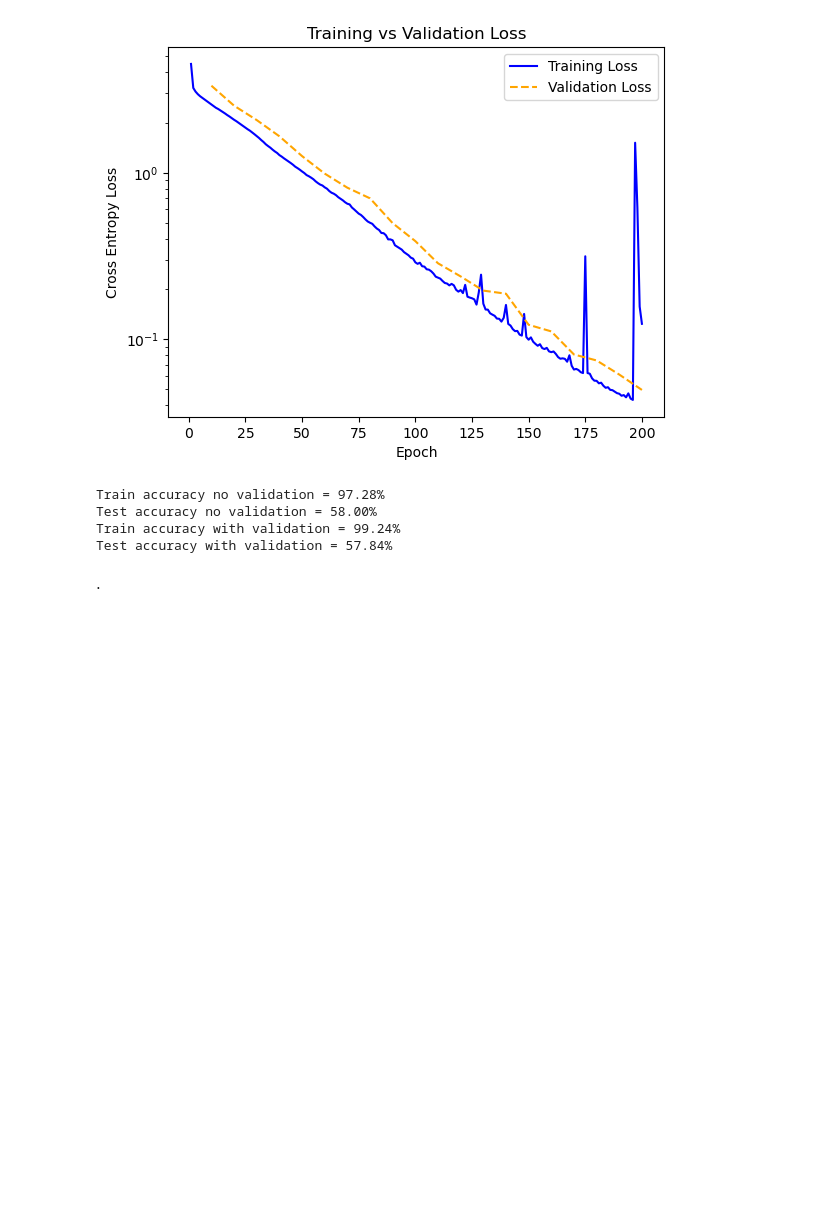
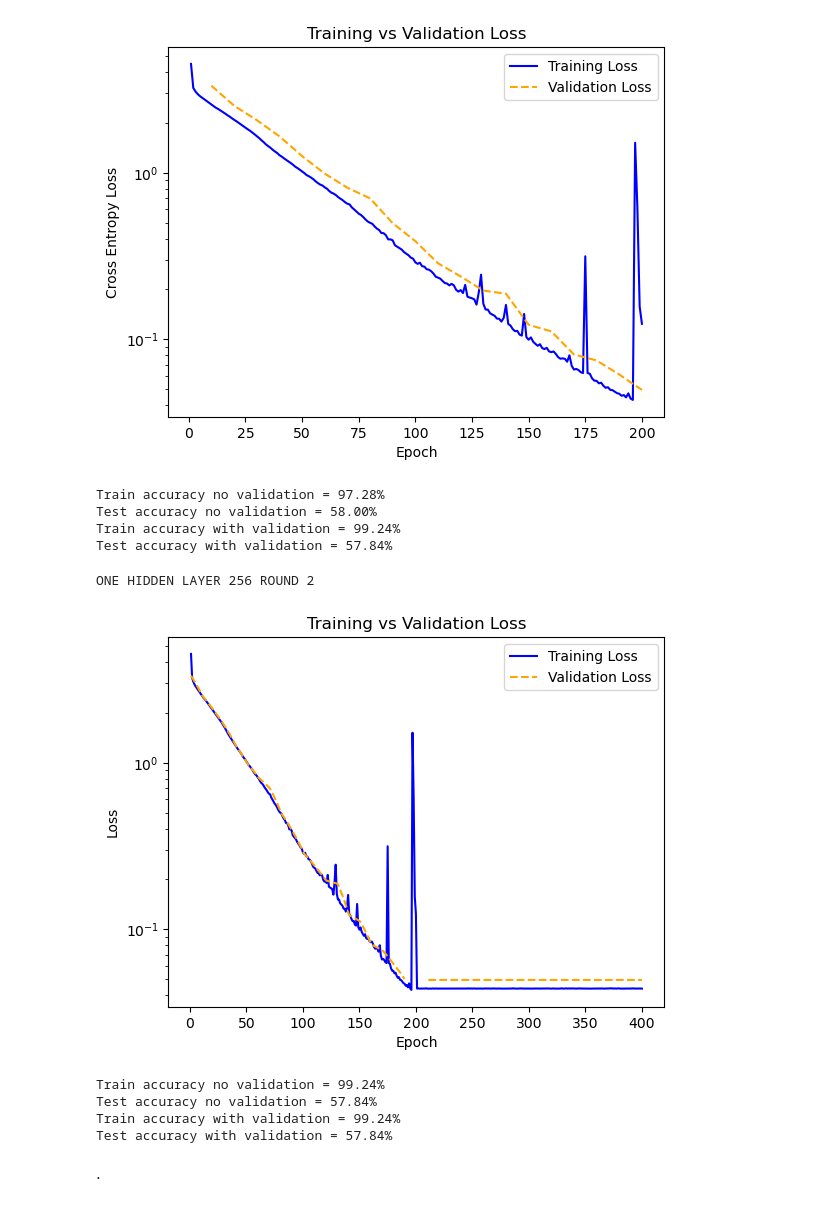
Before and after one commit to ZachGurberg/COMP551_Assignment3, a Jupyter notebook: assignment3_group-1.ipynb, the cells around one changed output. Saved outputs shown, nothing was run; the diff lists cells and outputs as text; code cells hidden in the pictures; blank space fills up the shorter version.

```diff
--- a/assignment3_group-1.ipynb
+++ b/assignment3_group-1.ipynb
@@ -199,6 +199,9 @@ class GradientDescentOptimizerWithSchedule(GradientDescentOptimizer):
         self.lr *= self.decay_factor
         print(f"Updated learning rate to {self.lr}")
 # %%
+from scipy.interpolate import interp1d
+
+
 ###New training algorithm
 def train(mlp :MLP, optimizer, data_x, data_y, num_epochs, batch_size=128, patience=5):
 
@@ -276,20 +279,24 @@ def check_improvement(losses, patience, best_loss):
 
 def plot_losses(losses, val_losses):
     if len(val_losses) > 0 and (np.isinf(val_losses[0]) or np.isnan(val_losses[0])):
-        val_losses = val_losses[1:] #We eliminate the first value since its infinite
+        val_losses = val_losses[1:]  # We eliminate the first value since it's infinite or NaN
+
     total_epochs = len(losses)
-    val_interval = total_epochs // len(val_losses)  # Calculate how often validation losses were recorded
 
-    # Generate x-values for training and validation losses
-    epochs = np.arange(1, total_epochs + 1)  # Training epochs
-    val_epochs = np.arange(val_interval, total_epochs + 1, val_interval)  # Epochs at which validation losses were recorded
+    # Original epochs for validation losses
+    original_val_epochs = np.linspace(1, total_epochs, len(val_losses), endpoint=True)
 
-    plt.plot(epochs, losses, label='Training Loss', linestyle='-', color='blue')
-    plt.plot(val_epochs, val_losses, label='Validation Loss', linestyle='--', color='orange')
+    # Interpolation for validation losses to match the total_epochs
+    interp = interp1d(original_val_epochs, val_losses, kind='linear')
+    interpolated_val_epochs = np.linspace(1, total_epochs, total_epochs, endpoint=True)
+    interpolated_val_losses = interp(interpolated_val_epochs)
+
+    plt.plot(range(1, total_epochs + 1), losses, label='Training Loss', linestyle='-', color='blue')
+    plt.plot(interpolated_val_epochs, interpolated_val_losses, label='Validation Loss', linestyle='--', color='orange')
 
     plt.xlabel("Epoch")
-    plt.ylabel("Cross Entropy Loss")
-    plt.yscale("log")
+    plt.ylabel("Loss")
+    plt.yscale("log")  # Using logarithmic scale for better visibility if losses vary widely
     plt.legend()
     plt.title("Training vs Validation Loss")
     plt.show()
@@ -446,10 +454,17 @@ best_val_params_256_ROUND2, training_losses_256_ROUND2, validation_losses_256_RO
 best_no_val_params_256_ROUND2 = mlp_one_hidden_layer_256.get_params()
 # %%
 training_losses_256_COMBINED = training_losses_256+training_losses_256_ROUND2
-validation_losses_256_COMBINED = validation_losses_256+training_losses_256_ROUND2
+validation_losses_256_COMBINED = validation_losses_256+validation_losses_256_ROUND2
 print("ONE HIDDEN LAYER 256 ROUND 2")
 plot_losses(training_losses_256_COMBINED, validation_losses_256_COMBINED)
 one_hidden_layer_stats_ROUND2 = get_accuracy_stats(mlp_one_hidden_layer_256, best_no_val_params_256_ROUND2, best_val_params_256_ROUND2, X_test, y_test, X_train, y_train)
+# %% [output]
+ONE HIDDEN LAYER 256 ROUND 2
+[figure, added]
+Train accuracy no validation = 99.24%
+Test accuracy no validation = 57.84%
+Train accuracy with validation = 99.24%
+Test accuracy with validation = 57.84%
 # %% [markdown]
 
 
```
Also changed, not shown: parts of 1 cell of this notebook, 1 other file.
